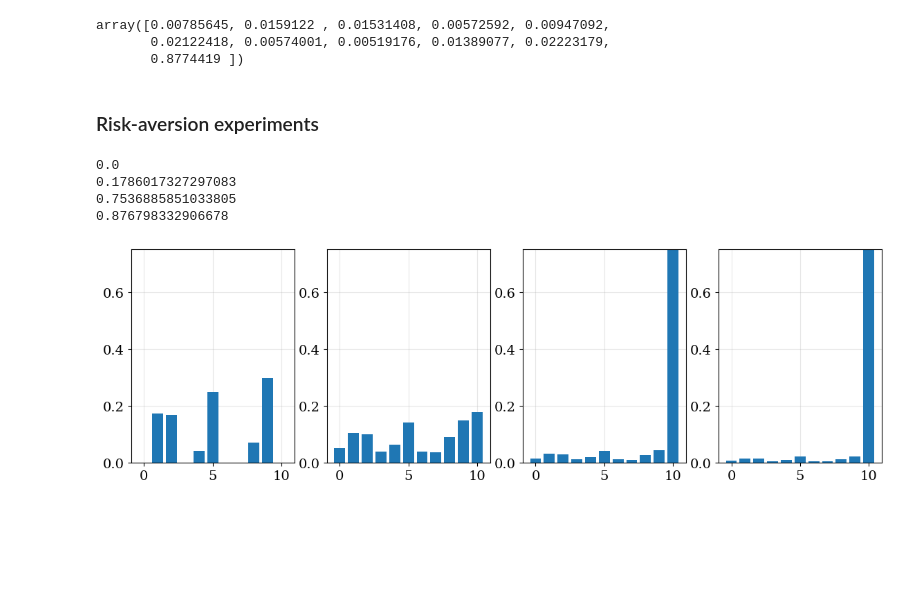
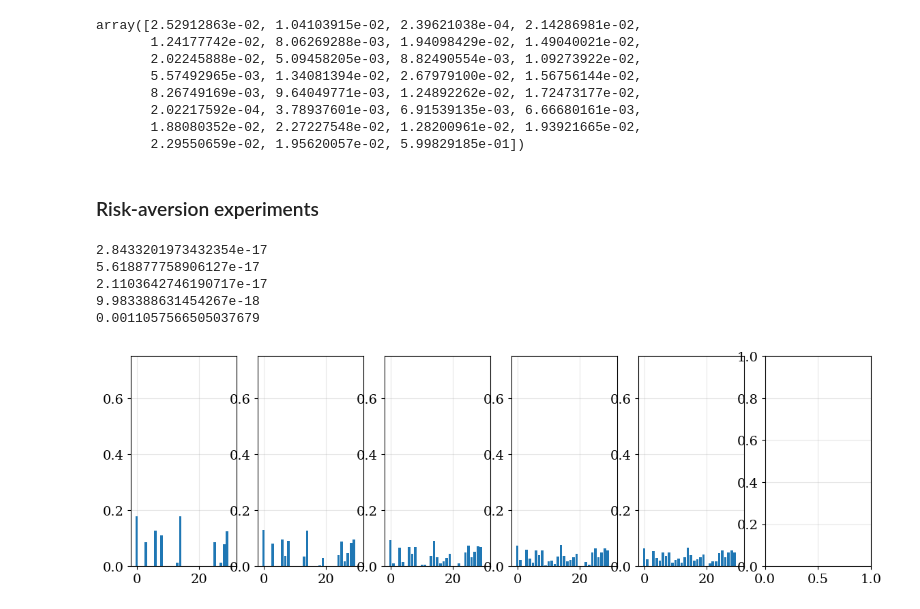
Before and after one commit to charlesaugdupont/poverty-trap, a Jupyter notebook: Markowitz.ipynb, the cells around one changed output. Cells and saved outputs as stored; diff of their text form; code cells hidden in the pictures; blank space fills up the shorter version.

```diff
--- a/Markowitz.ipynb
+++ b/Markowitz.ipynb
@@ -30,7 +30,7 @@ else:
     plt.rc("text", usetex=False)
 plt.rc("font", family="serif")
 # %%
-GAMBLES = generate_gambles(10, right=1.8)
+GAMBLES = generate_gambles(30, right=1.8)
 GAMBLES.append({"outcomes":[1.1, 0.0], "probs":[1.0, 0.0]})
 # %%
 gamble_averages  = np.zeros((len(GAMBLES)))
@@ -56,29 +56,35 @@ PortOpt.add_constraint("weight", weight_bound=(0,1), leverage=1)
 PortOpt.solve()
 PortOpt.weight_sols
 # %% [output]
-array([0.00785645, 0.0159122 , 0.01531408, 0.00572592, 0.00947092,
-       0.02122418, 0.00574001, 0.00519176, 0.01389077, 0.02223179,
-       0.8774419 ])
+array([2.52912863e-02, 1.04103915e-02, 2.39621038e-04, 2.14286981e-02,
+       1.24177742e-02, 8.06269288e-03, 1.94098429e-02, 1.49040021e-02,
+       2.02245888e-02, 5.09458205e-03, 8.82490554e-03, 1.09273922e-02,
+       5.57492965e-03, 1.34081394e-02, 2.67979100e-02, 1.56756144e-02,
+       8.26749169e-03, 9.64049771e-03, 1.24892262e-02, 1.72473177e-02,
+       2.02217592e-04, 3.78937601e-03, 6.91539135e-03, 6.66680161e-03,
+       1.88080352e-02, 2.27227548e-02, 1.28200961e-02, 1.93921665e-02,
+       2.29550659e-02, 1.95620057e-02, 5.99829185e-01])
 # %% [markdown]
 ### Risk-aversion experiments
 # %%
-fig, axs = plt.subplots(1, 4, figsize=(14,4))
+fig, axs = plt.subplots(1, 6, figsize=(14,4))
 
 
-for i,aversion in enumerate([5, 15, 50, 100]):
+for i,aversion in enumerate([5, 10, 20, 30, 40]):
     PortOpt = Optimizer(GAMBLES_MU, GAMBLES_COV)
     PortOpt.add_objective("efficient_frontier", aversion=aversion)
     PortOpt.add_constraint("weight", weight_bound=(0,1), leverage=1)
 
     PortOpt.solve()
     axs[i].bar(np.arange(len(GAMBLES)), PortOpt.weight_sols)
     print(PortOpt.weight_sols[-1])
     axs[i].set_ylim(0, 0.75)
 
 plt.show()
 # %% [output]
-0.0
-0.1786017327297083
-0.7536885851033805
-0.876798332906678
+2.8433201973432354e-17
+5.618877758906127e-17
+2.1103642746190717e-17
+9.983388631454267e-18
+0.0011057566505037679
-[figure, old version]
+[figure, new version]
```
Also changed, not shown: 3 other files.
